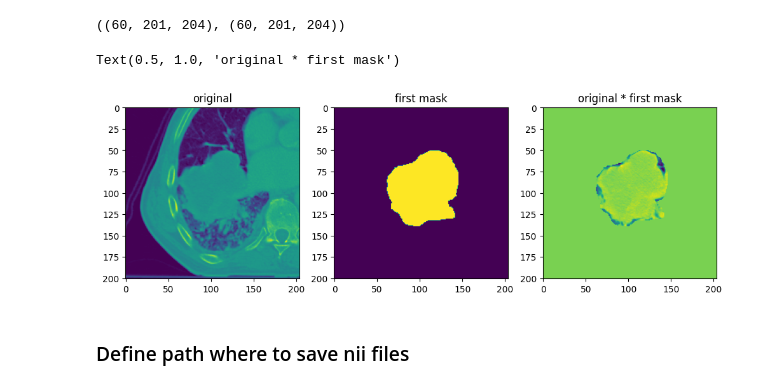
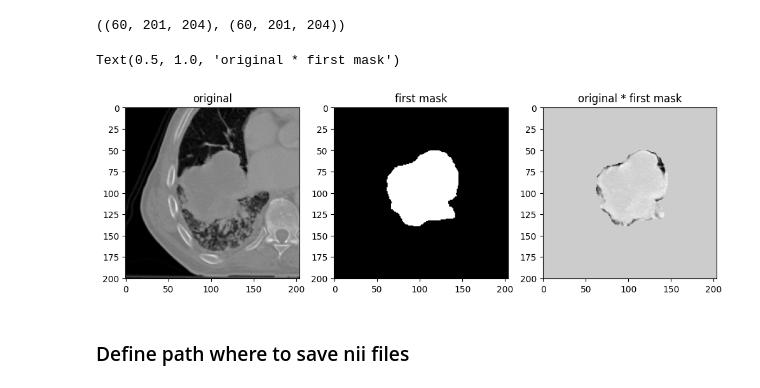
Before and after one commit to pymaitre/resmip, a Jupyter notebook: tutorials/read_and_viz_dcm_rt_ct.ipynb, the cells around one changed output. Cells and saved outputs as stored; diff of their text form; code cells hidden in the pictures.

Commit message:
change cmap visualization

```diff
--- a/tutorials/read_and_viz_dcm_rt_ct.ipynb
+++ b/tutorials/read_and_viz_dcm_rt_ct.ipynb
@@ -47,15 +47,15 @@ image_array.shape, mask_array.shape
 index = 30
 # %%
 fig, ax = plt.subplots(1,3, figsize=(12,35))
-ax[0].imshow(image_array[index])
+ax[0].imshow(image_array[index], cmap='gray')
 ax[0].set_title('original')
-ax[1].imshow(mask_array[index])
+ax[1].imshow(mask_array[index], cmap='gray')
 ax[1].set_title('first mask')
-ax[2].imshow(image_array[index]*mask_array[index])
+ax[2].imshow(image_array[index]*mask_array[index], cmap='gray')
 ax[2].set_title('original * first mask')
 # %% [output]
 Text(0.5, 1.0, 'original * first mask')
-[figure, old version]
+[figure, new version]
 # %% [markdown]
 ### Define path where to save nii files
 # %%
```
